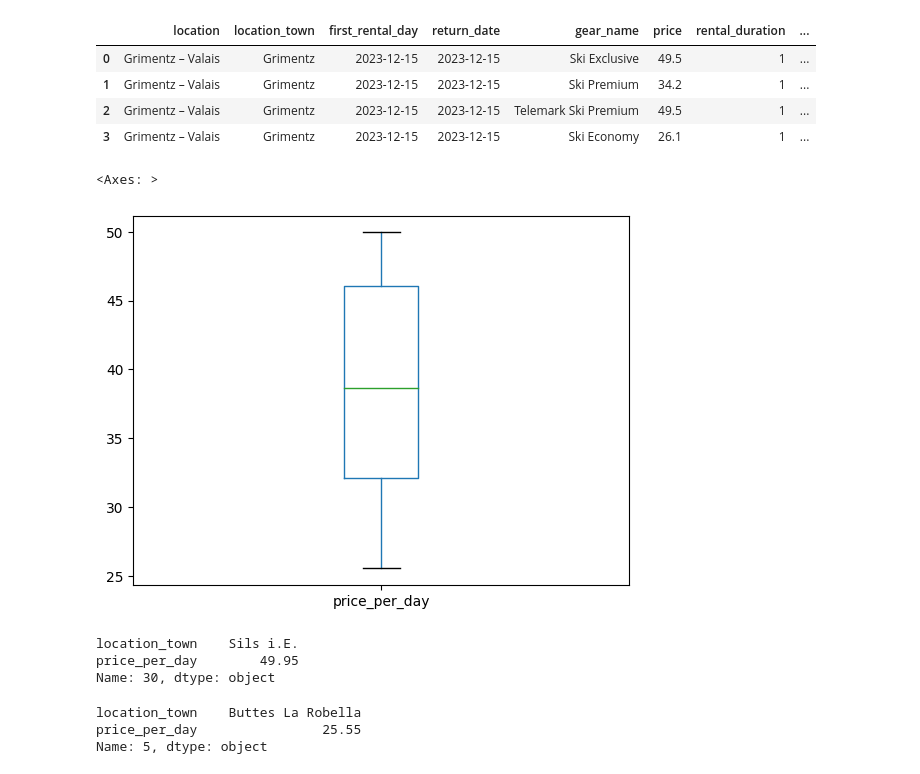
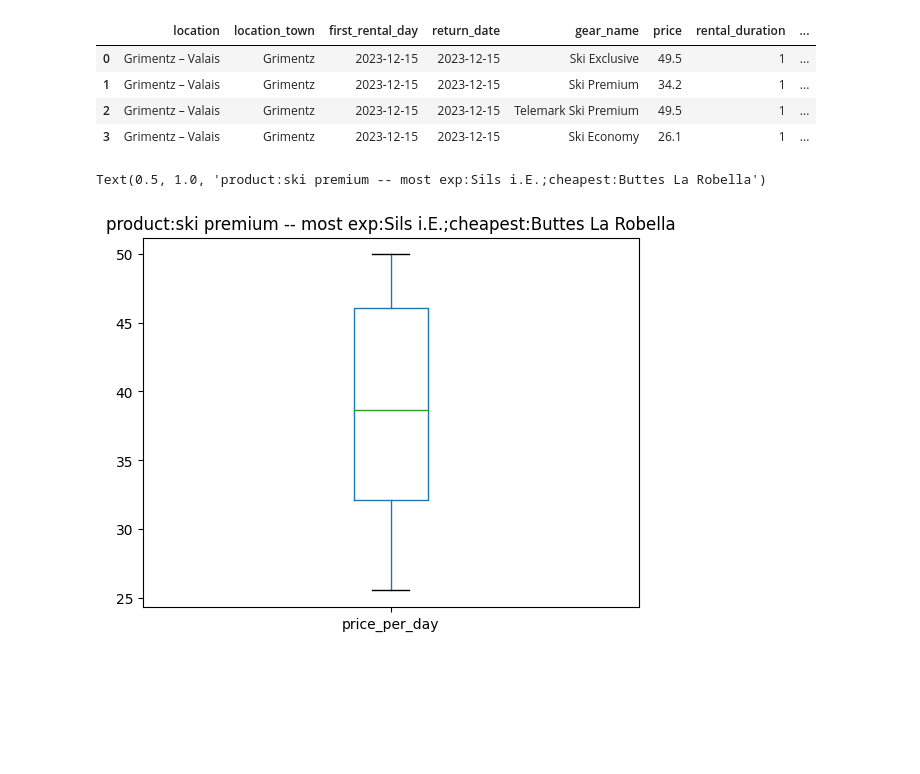
Before and after one commit to fburnelli/cip23_group13, a Jupyter notebook: Burnelli_Filippo_studentB/Code/analyse_gears.ipynb, the cells around one changed output. Saved outputs shown, nothing was run; the diff lists cells and outputs as text; code cells hidden in the pictures; blank space fills up the shorter version.

```diff
--- a/Burnelli_Filippo_studentB/Code/analyse_gears.ipynb
+++ b/Burnelli_Filippo_studentB/Code/analyse_gears.ipynb
@@ -21,17 +17,11 @@ df_prices = df_selection.groupby('location_town')['price_per_day'].mean().reset_
-# %%
-df_prices.boxplot(column='price_per_day', grid=False)
-# %% [output]
-<Axes: >
-[figure, removed]
-# %%
-df_prices.loc[df_prices['price_per_day'].idxmax()]
-# %% [output]
-location_town    Sils i.E.
-price_per_day        49.95
-Name: 30, dtype: object
-# %%
-df_prices.loc[df_prices['price_per_day'].idxmin()]
-# %% [output]
-location_town    Buttes La Robella
-price_per_day                25.55
-Name: 5, dtype: object
+# %%
+product = "ski premium"
+df_selection = df[['location_town', 'price_per_day']][df['gear_name'].str.lower() == product]
+df_prices = df_selection.groupby('location_town')['price_per_day'].mean().reset_index()
+most_expensive = df_prices.loc[df_prices['price_per_day'].idxmax()].location_town
+cheapest = df_prices.loc[df_prices['price_per_day'].idxmin()].location_town
+
+df_prices.boxplot(column='price_per_day', grid=False).set_title(f"product:{product} -- most exp:{most_expensive};cheapest:{cheapest}")
+# %% [output]
+Text(0.5, 1.0, 'product:ski premium -- most exp:Sils i.E.;cheapest:Buttes La Robella')
+[figure, added]
```
Also changed, not shown: parts of 5 cells of this notebook.
